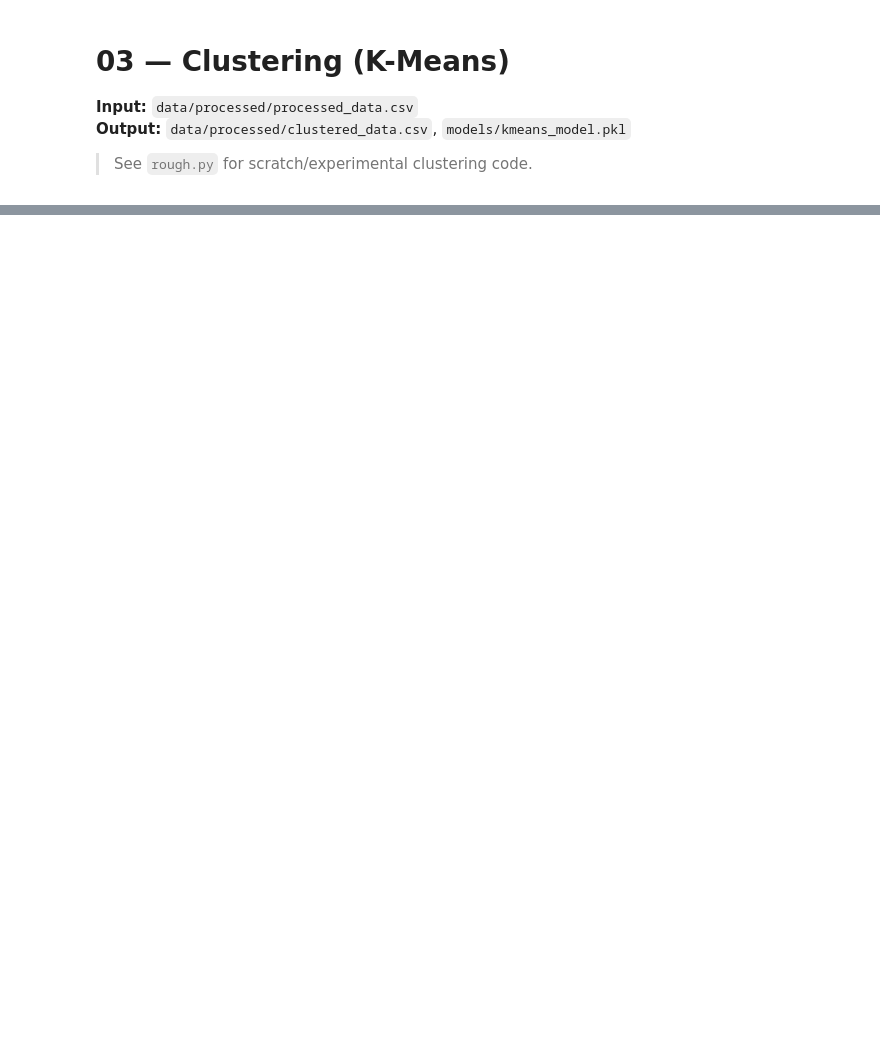
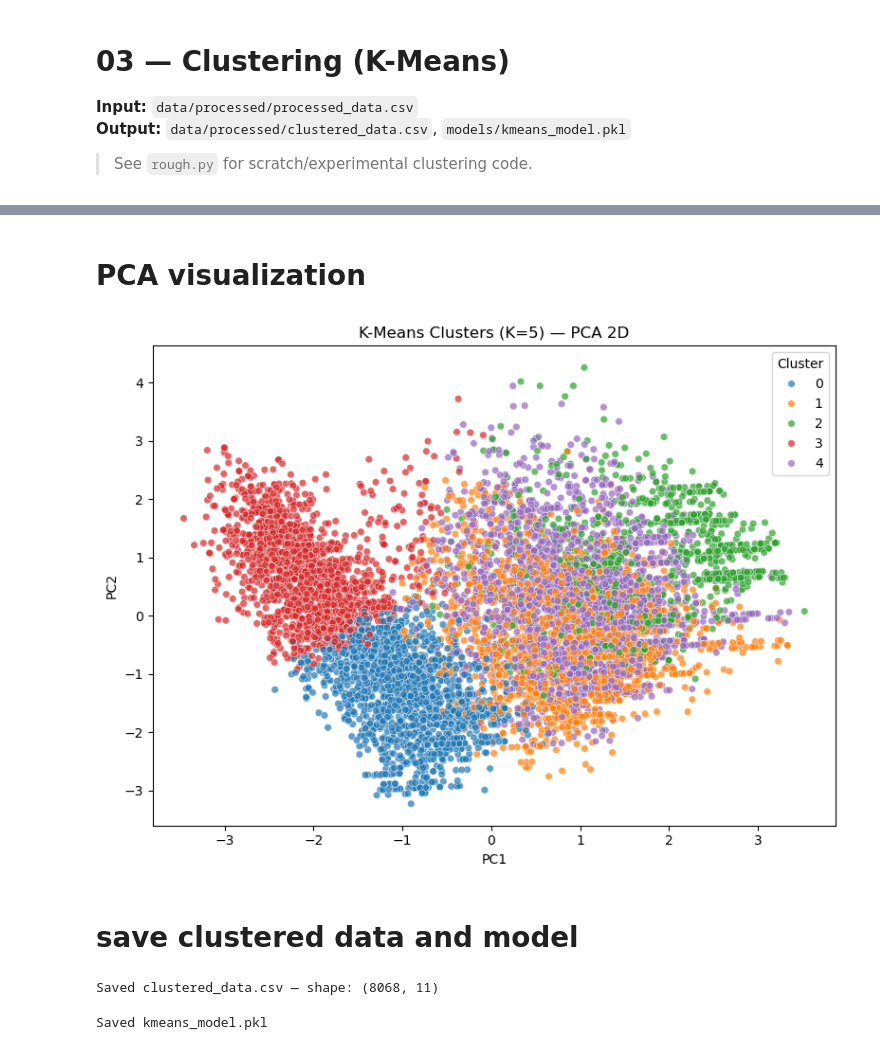
Before and after one commit to aashisrjl/customer-segmentation-purchace-Behaviour-Classification, a Jupyter notebook: notebooks/03_clustering.ipynb, the cells around one changed output, grey strips where cells are left out. Cells and saved outputs as stored; diff of their text form; code cells hidden in the pictures; blank space fills up the shorter version.

```diff
--- a/notebooks/03_clustering.ipynb
+++ b/notebooks/03_clustering.ipynb
@@ -88,0 +48,8 @@ Clustered data saved successfully!
+# %%
+# From the elbow curve, we can see that the optimal number of clusters is around 4 or 5. Let's choose K=5 for our final model.
+k_optimal = 5
+kmeans = KMeans(n_clusters=k_optimal, random_state=42, n_init=10)
+clusters = kmeans.fit_predict(df)
+
+print('Cluster distribuition:')
+print(pd.Series(clusters).value_counts().sort_index())
@@ -88,0 +64,31 @@ Clustered data saved successfully!
+# %% [markdown]
+# PCA visualization
+# %%
+pca = PCA(n_components=2, random_state=42)
+pcs = pca.fit_transform(df)
+pca_df = pd.DataFrame(data=pcs, columns=['PC1', 'PC2'])
+pca_df['Cluster'] = clusters
+# %%
+plt.figure(figsize=(8, 6))
+sns.scatterplot(data=pca_df, x='PC1', y='PC2', hue='Cluster', palette='tab10', alpha=0.7, s=30)
+plt.title(f'K-Means Clusters (K={k_optimal}) — PCA 2D')
+plt.tight_layout()
+plt.savefig('../plots/cluster_scatter.png', dpi=150)
+plt.show()
+# %% [output]
+[figure, added]
+# %% [markdown]
+# save clustered data and model
+# %%
+raw = pd.read_csv('../data/raw/raw_data.csv')
+raw['Cluster'] = clusters
+raw.to_csv('../data/processed/clustered_data.csv', index=False)
+print('Saved clustered_data.csv — shape:', raw.shape)
+# %% [output]
+Saved clustered_data.csv — shape: (8068, 11)
+# %%
+with open('../models/kmeans_model.pkl', 'wb') as f:
+    pickle.dump(kmeans, f)
+print('Saved kmeans_model.pkl')
+# %% [output]
+Saved kmeans_model.pkl
```
Also changed, not shown: parts of 16 cells of this notebook, 10 other files.
